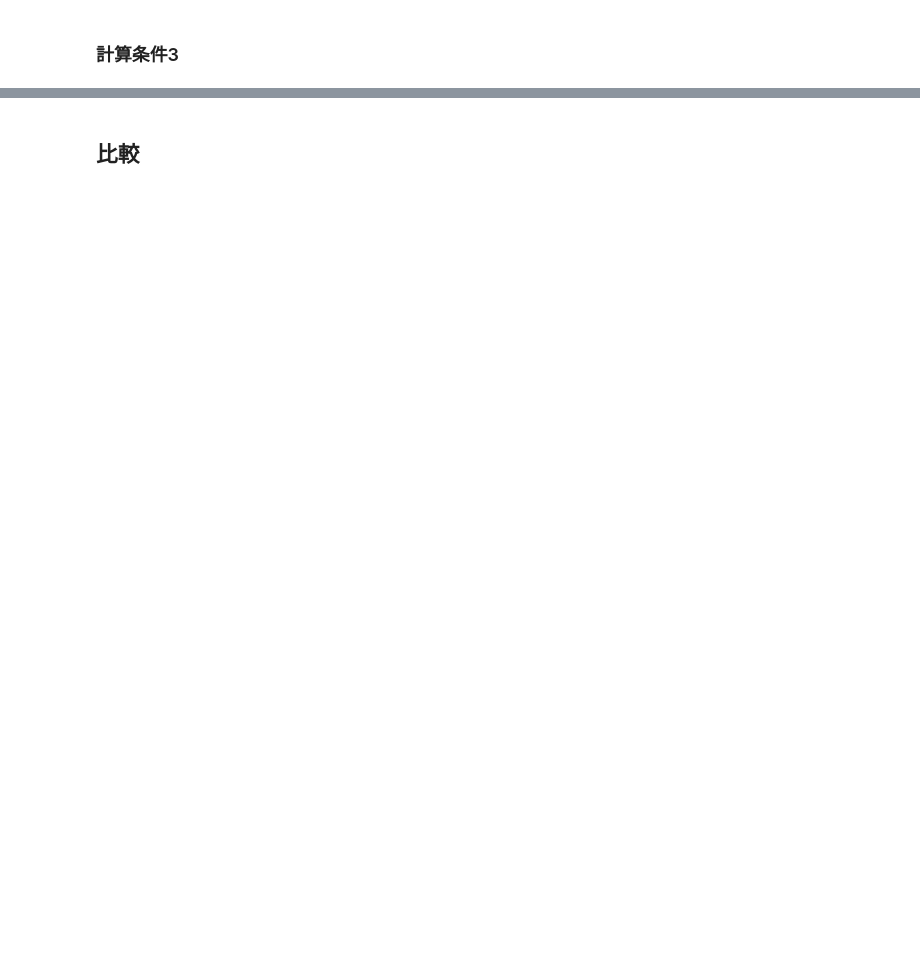
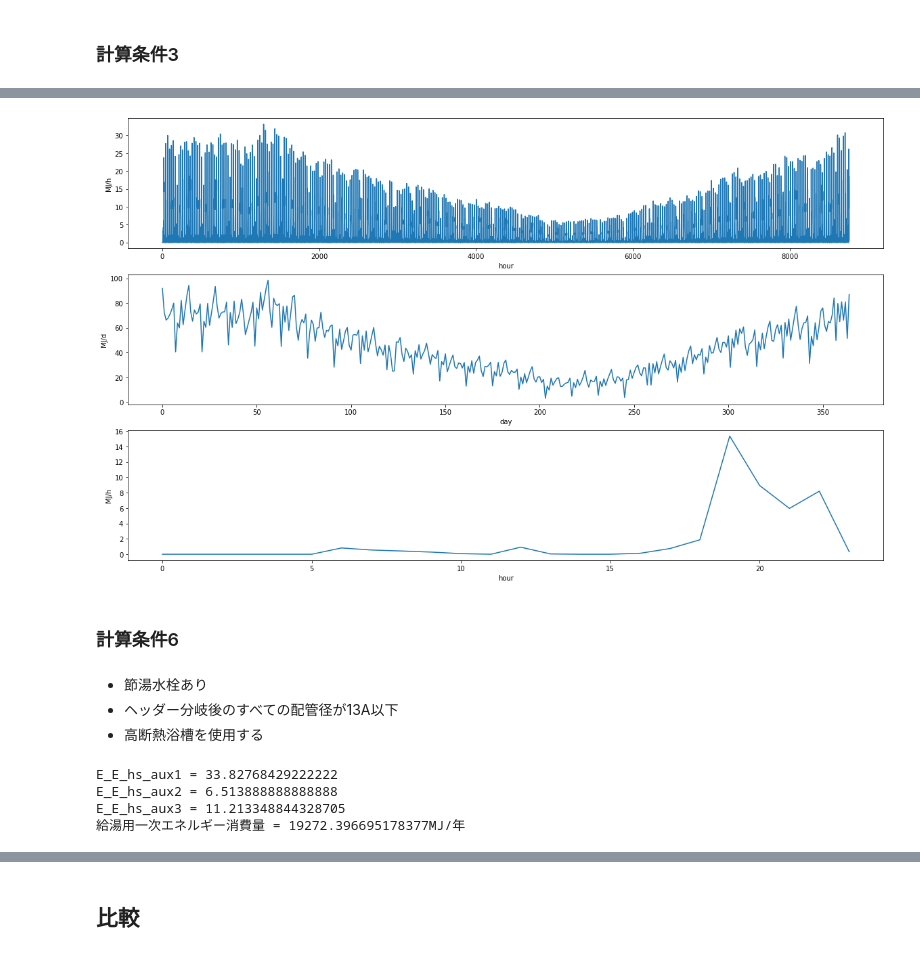
Before and after one commit to BRI-EES-House/pyhees_example, a Jupyter notebook: s07_01_hot_water_demand.ipynb, the cells around one changed output, grey strips where cells are left out. Drawn from its saved outputs; the diff is of its cells as text; code cells hidden in the pictures; blank space fills up the shorter version.

```diff
--- a/s07_01_hot_water_demand.ipynb
+++ b/s07_01_hot_water_demand.ipynb
@@ -120,0 +150,28 @@ get_each_graph(testcase2)
+# %%
+get_each_graph(testcase5)
+# %% [output]
+[figure, added]
+# %% [markdown]
+### 計算条件6
+# %% [markdown]
+- 節湯水栓あり
+- ヘッダー分岐後のすべての配管径が13A以下
+- 高断熱浴槽を使用する
+# %%
+base, HW = get_default_hot_water_demand()
+
+HW['pipe_diameter'] = 'ヘッダーにより台所水栓・シャワー水栓・洗面水栓に分岐され、かつ分岐後の配管すべての径が13A以下であるもの'
+
+HW['kitchen_watersaving_A'] = True
+HW['kitchen_watersaving_C'] = True
+HW['shower_watersaving_A'] = True
+HW['shower_watersaving_B'] = True
+HW['washbowl_watersaving_C'] = True
+HW['bath_insulation'] = True
+
+testcase6 = calc_results(base, HW)['Ene_TOTAL']
+# %% [output]
+E_E_hs_aux1 = 33.82768429222222
+E_E_hs_aux2 = 6.513888888888888
+E_E_hs_aux3 = 11.213348844328705
+給湯用一次エネルギー消費量 = 19272.396695178377MJ/年
```
Also changed, not shown: parts of 17 cells of this notebook.
